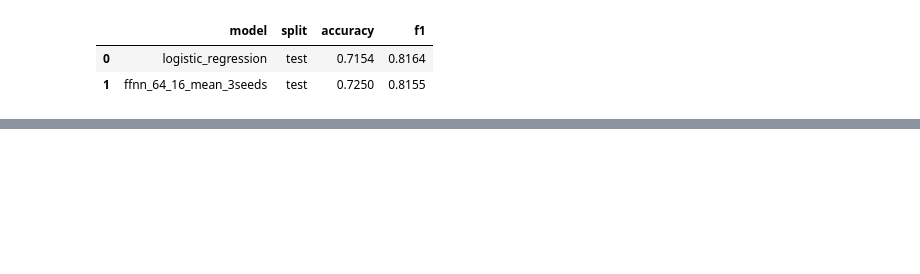
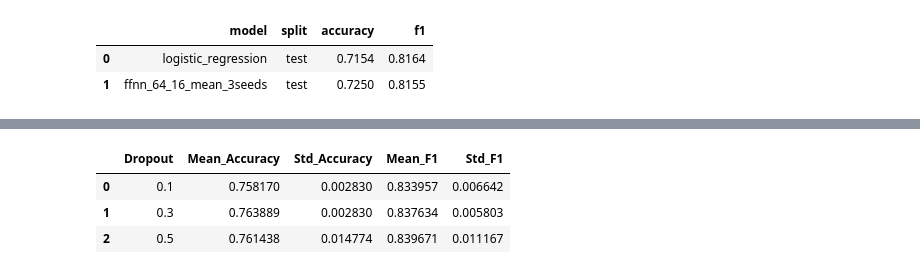
Before and after one commit to freemanchamjames/nlp_paraphrase_detection, a Jupyter notebook: notebooks/05_FNN.ipynb, the cells around one changed output, grey strips where cells are left out. Drawn from its saved outputs; the diff is of its cells as text; code cells hidden in the pictures; blank space fills up the shorter version.

```diff
--- a/notebooks/05_FNN.ipynb
+++ b/notebooks/05_FNN.ipynb
@@ -1027,0 +1285,6 @@ group2_summary
+# %%
+optimizer = torch.optim.Adam(
+    model.parameters(),
+    lr=0.001,
+    weight_decay=1e-4
+)
@@ -1027,0 +1420,19 @@ group2_summary
+# %%
+class FeedForwardNN(torch.nn.Module):
+    def __init__(self, input_dim, hidden1, hidden2, dropout=0.3):
+        super().__init__()
+
+        self.network = torch.nn.Sequential(
+            torch.nn.Linear(input_dim, hidden1),
+            torch.nn.ReLU(),
+            torch.nn.Dropout(dropout),
+
+            torch.nn.Linear(hidden1, hidden2),
+            torch.nn.ReLU(),
+            torch.nn.Dropout(dropout),
+
+            torch.nn.Linear(hidden2, 1)
+        )
+
+    def forward(self, x):
+        return self.network(x)
@@ -1027,0 +1550,21 @@ group2_summary
+# %%
+dropout_results_df = pd.DataFrame(dropout_results)
+
+dropout_summary = (
+    dropout_results_df
+    .groupby("Dropout")
+    .agg(
+        Mean_Accuracy=("Accuracy", "mean"),
+        Std_Accuracy=("Accuracy", "std"),
+        Mean_F1=("F1", "mean"),
+        Std_F1=("F1", "std")
+    )
+    .reset_index()
+)
+
+dropout_summary
+# %% [output]
+|  | Dropout | Mean_Accuracy | Std_Accuracy | Mean_F1 | Std_F1 |
+| 0 | 0.1 | 0.758170 | 0.002830 | 0.833957 | 0.006642 |
+| 1 | 0.3 | 0.763889 | 0.002830 | 0.837634 | 0.005803 |
+| 2 | 0.5 | 0.761438 | 0.014774 | 0.839671 | 0.011167 |
```
Also changed, not shown: parts of 18 cells of this notebook.
